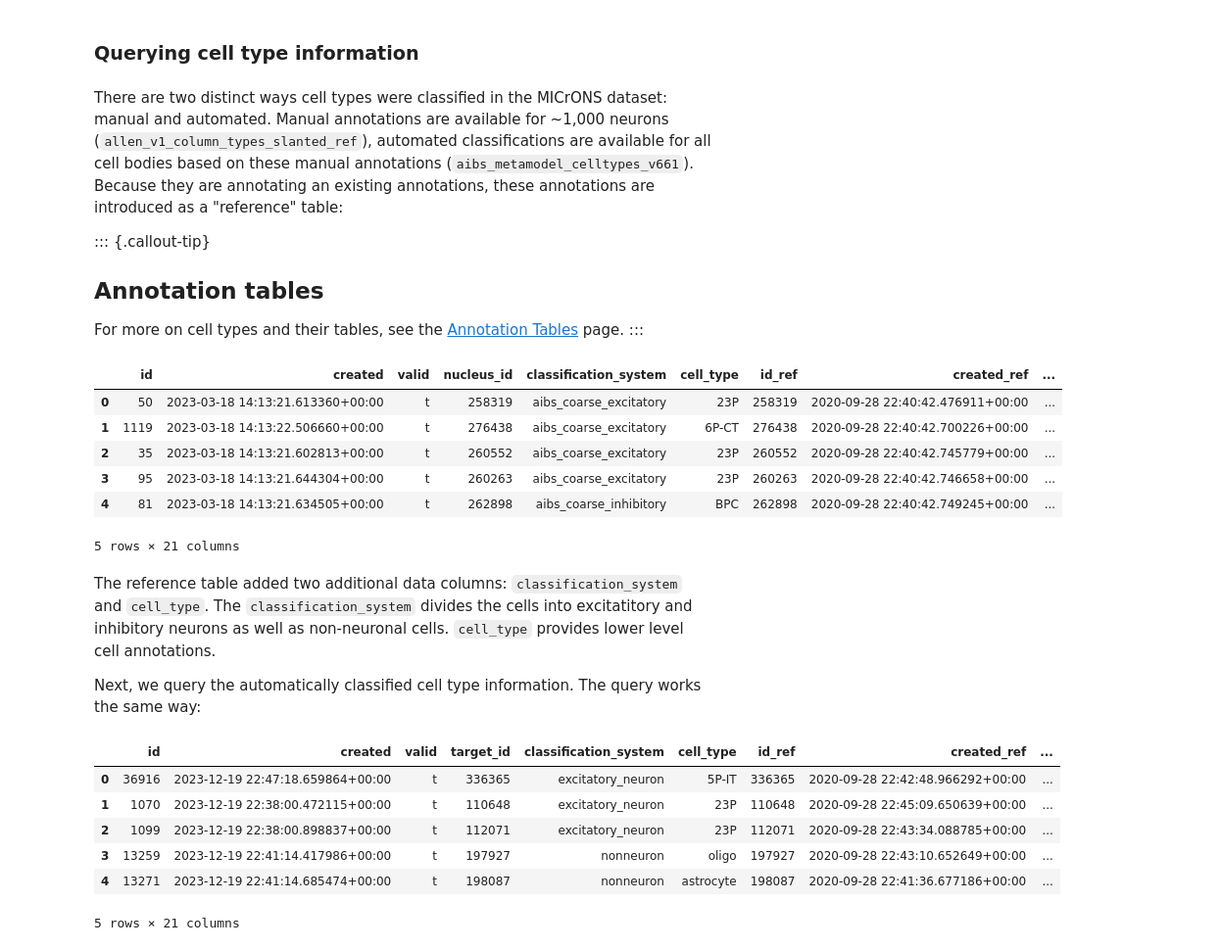
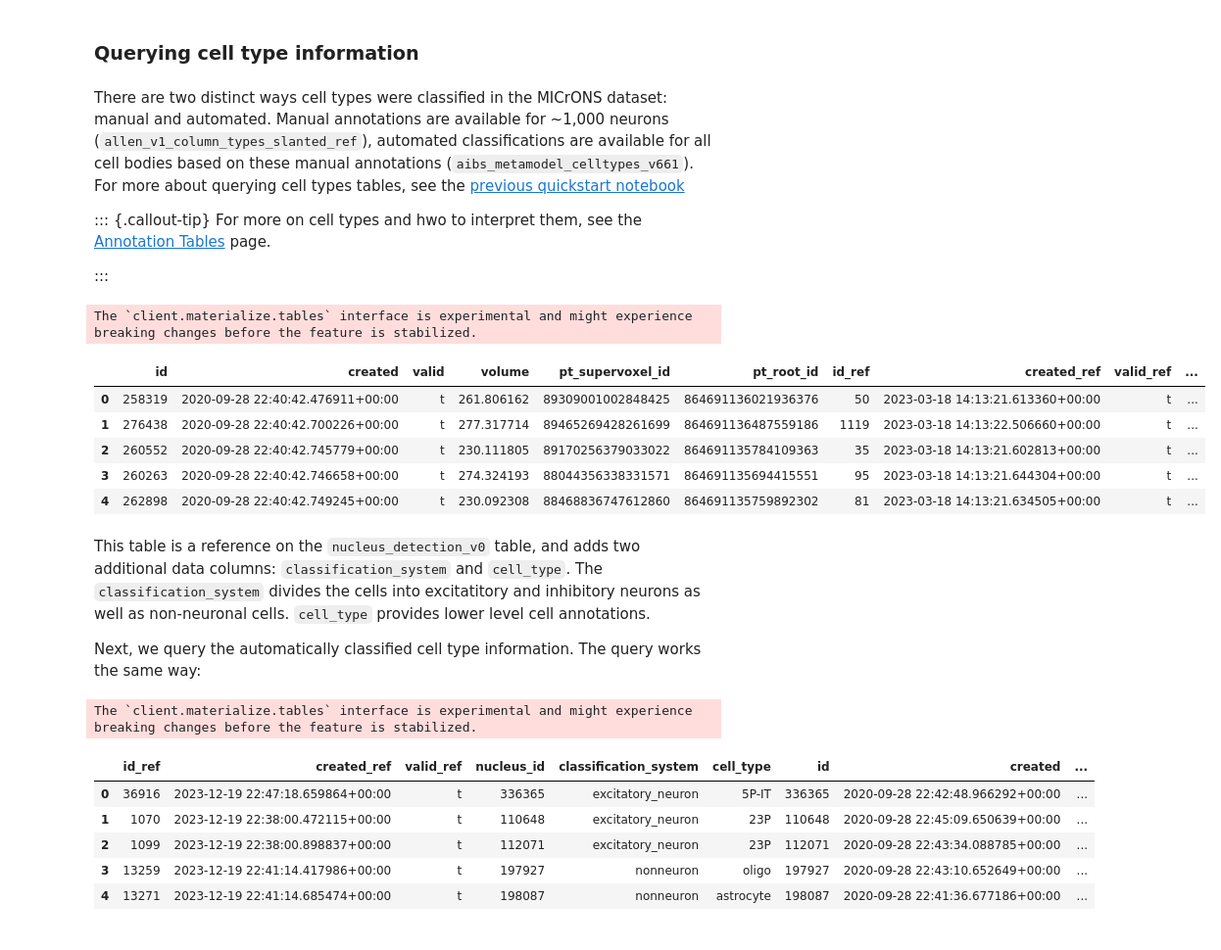
Before and after one commit to AllenInstitute/microns_tutorial, a Jupyter notebook: tutorial_book/quickstart_notebooks/04-cave-query-synapses.ipynb, the cells around one changed output. Shown at 98% size. Drawn from its saved outputs; the diff is of its cells as text; code cells hidden in the pictures.

Commit message:
updates to quickstart and manifests

```diff
--- a/tutorial_book/quickstart_notebooks/04-cave-query-synapses.ipynb
+++ b/tutorial_book/quickstart_notebooks/04-cave-query-synapses.ipynb
@@ -73,2 +74,0 @@ For instance, this example uses __version 1181__, and not default latest (versio
-# %%
-client.version=1181
@@ -85,0 +75,3 @@ Let's look at one particular example.
+# %%
+# set materialization version, for consistency
+client.version = 1300 # current public as of 1/13/2025
@@ -208,50 +268,50 @@ There is some structure of highly interconnected cells. By adding information ab
 # %% [markdown]
 ### Querying cell type information
 # %% [markdown]
-There are two distinct ways cell types were classified in the MICrONS dataset: manual and automated. Manual annotations are available for ~1,000 neurons (`allen_v1_column_types_slanted_ref`), automated classifications are available for all cell bodies based on these manual annotations (`aibs_metamodel_celltypes_v661`). Because they are annotating an existing annotations, these annotations are introduced as a "reference" table:
+There are two distinct ways cell types were classified in the MICrONS dataset: manual and automated. Manual annotations are available for ~1,000 neurons (`allen_v1_column_types_slanted_ref`), automated classifications are available for all cell bodies based on these manual annotations (`aibs_metamodel_celltypes_v661`). For more about querying cell types tables, see the [previous quickstart notebook](02-cave-query-cell-types.html)
 
 ::: {.callout-tip}
-## Annotation tables
-For more on cell types and their tables, see the [Annotation Tables](/programmatic_access/em_py_03_annotation_tables.html) page.
+For more on cell types and hwo to interpret them, see the [Annotation Tables](/annotation-tables.html#cell-type-tables) page.
+
 :::
 # %%
-ct_manual_df = client.materialize.query_table("allen_v1_column_types_slanted_ref", desired_resolution=[1, 1, 1], split_positions=True)
+ct_manual_df = client.materialize.tables.allen_v1_column_types_slanted_ref().query()
 
 # rename the reference column for clarity
 ct_manual_df.rename(columns={'target_id': 'nucleus_id'}, inplace=True)
 
 # remove segments with multiple cell bodies
 ct_manual_df.drop_duplicates("pt_root_id", keep=False, inplace=True)
 ct_manual_df.head(5)
 # %% [output]
+The `client.materialize.tables` interface is experimental and might experience breaking changes before the feature is stabilized.
-|  | id | created | valid | nucleus_id | classification_system | cell_type | id_ref | created_ref | ... |
-| 0 | 50 | 2023-03-18 14:13:21.613360+00:00 | t | 258319 | aibs_coarse_excitatory | 23P | 258319 | 2020-09-28 22:40:42.476911+00:00 | ... |
-| 1 | 1119 | 2023-03-18 14:13:22.506660+00:00 | t | 276438 | aibs_coarse_excitatory | 6P-CT | 276438 | 2020-09-28 22:40:42.700226+00:00 | ... |
-| 2 | 35 | 2023-03-18 14:13:21.602813+00:00 | t | 260552 | aibs_coarse_excitatory | 23P | 260552 | 2020-09-28 22:40:42.745779+00:00 | ... |
-| 3 | 95 | 2023-03-18 14:13:21.644304+00:00 | t | 260263 | aibs_coarse_excitatory | 23P | 260263 | 2020-09-28 22:40:42.746658+00:00 | ... |
-| 4 | 81 | 2023-03-18 14:13:21.634505+00:00 | t | 262898 | aibs_coarse_inhibitory | BPC | 262898 | 2020-09-28 22:40:42.749245+00:00 | ... |
+|  | id | created | valid | volume | pt_supervoxel_id | pt_root_id | id_ref | created_ref | valid_ref | ... |
+| 0 | 258319 | 2020-09-28 22:40:42.476911+00:00 | t | 261.806162 | 89309001002848425 | 864691136021936376 | 50 | 2023-03-18 14:13:21.613360+00:00 | t | ... |
+| 1 | 276438 | 2020-09-28 22:40:42.700226+00:00 | t | 277.317714 | 89465269428261699 | 864691136487559186 | 1119 | 2023-03-18 14:13:22.506660+00:00 | t | ... |
+| 2 | 260552 | 2020-09-28 22:40:42.745779+00:00 | t | 230.111805 | 89170256379033022 | 864691135784109363 | 35 | 2023-03-18 14:13:21.602813+00:00 | t | ... |
+| 3 | 260263 | 2020-09-28 22:40:42.746658+00:00 | t | 274.324193 | 88044356338331571 | 864691135694415551 | 95 | 2023-03-18 14:13:21.644304+00:00 | t | ... |
+| 4 | 262898 | 2020-09-28 22:40:42.749245+00:00 | t | 230.092308 | 88468836747612860 | 864691135759892302 | 81 | 2023-03-18 14:13:21.634505+00:00 | t | ... |
-5 rows × 21 columns
 # %% [markdown]
-The reference table added two additional data columns: `classification_system` and `cell_type`. The `classification_system` divides the cells into excitatitory and inhibitory neurons as well as non-neuronal cells. `cell_type` provides lower level cell annotations.
+This table is a reference on the `nucleus_detection_v0` table, and adds two additional data columns: `classification_system` and `cell_type`. The `classification_system` divides the cells into excitatitory and inhibitory neurons as well as non-neuronal cells. `cell_type` provides lower level cell annotations.
 
 Next, we query the automatically classified cell type information. The query works the same way:
 # %%
-ct_auto_df = client.materialize.query_table("aibs_metamodel_celltypes_v661", desired_resolution=[1, 1, 1], split_positions=True)
+ct_auto_df = client.materialize.tables.aibs_metamodel_celltypes_v661().query()
 
 # rename the reference column for clarity
-ct_manual_df.rename(columns={'target_id': 'nucleus_id'}, inplace=True)
+ct_auto_df.rename(columns={'target_id': 'nucleus_id'}, inplace=True)
 
 # remove segments with multiple cell bodies
 ct_auto_df.drop_duplicates("pt_root_id", keep=False, inplace=True)
 ct_auto_df.head(5)
 # %% [output]
+The `client.materialize.tables` interface is experimental and might experience breaking changes before the feature is stabilized.
-|  | id | created | valid | target_id | classification_system | cell_type | id_ref | created_ref | ... |
+|  | id_ref | created_ref | valid_ref | nucleus_id | classification_system | cell_type | id | created | ... |
 | 0 | 36916 | 2023-12-19 22:47:18.659864+00:00 | t | 336365 | excitatory_neuron | 5P-IT | 336365 | 2020-09-28 22:42:48.966292+00:00 | ... |
 | 1 | 1070 | 2023-12-19 22:38:00.472115+00:00 | t | 110648 | excitatory_neuron | 23P | 110648 | 2020-09-28 22:45:09.650639+00:00 | ... |
 | 2 | 1099 | 2023-12-19 22:38:00.898837+00:00 | t | 112071 | excitatory_neuron | 23P | 112071 | 2020-09-28 22:43:34.088785+00:00 | ... |
 | 3 | 13259 | 2023-12-19 22:41:14.417986+00:00 | t | 197927 | nonneuron | oligo | 197927 | 2020-09-28 22:43:10.652649+00:00 | ... |
 | 4 | 13271 | 2023-12-19 22:41:14.685474+00:00 | t | 198087 | nonneuron | astrocyte | 198087 | 2020-09-28 22:41:36.677186+00:00 | ... |
-5 rows × 21 columns
 # %%
 ct_auto_df["classification_system"].value_counts()
 # %% [output]
```
Also changed, not shown: parts of 45 cells of this notebook, 3 other files.
